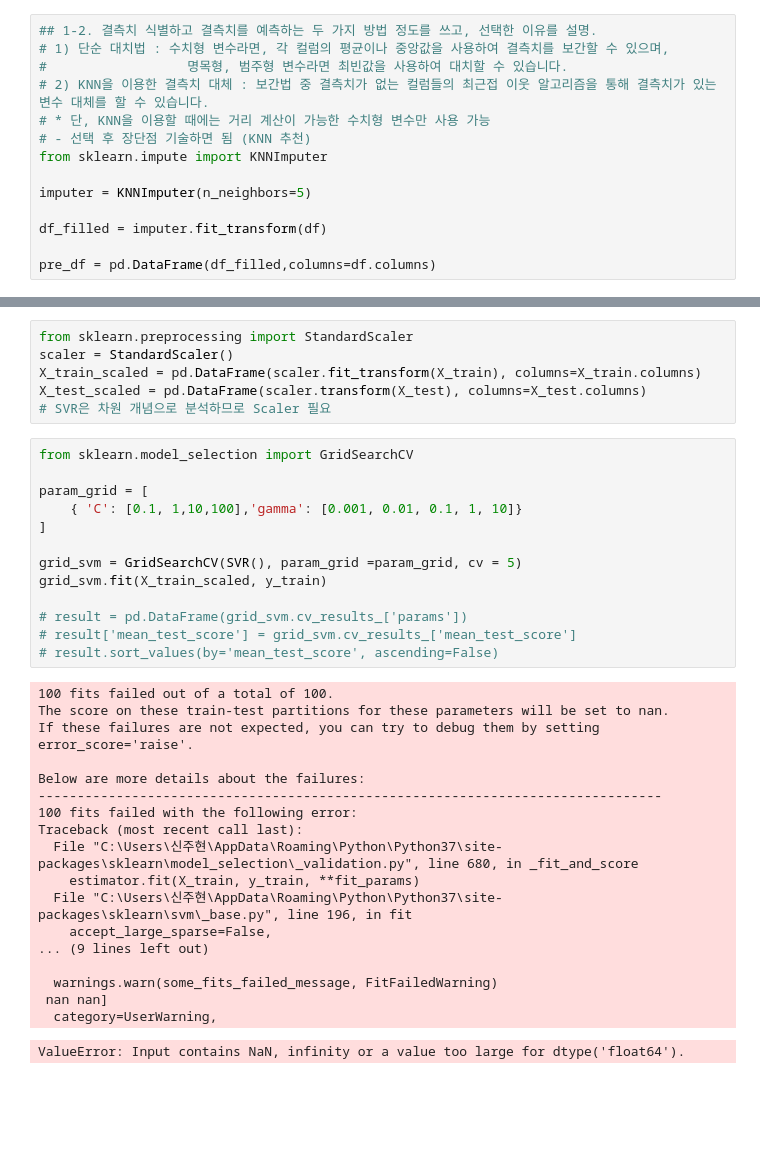
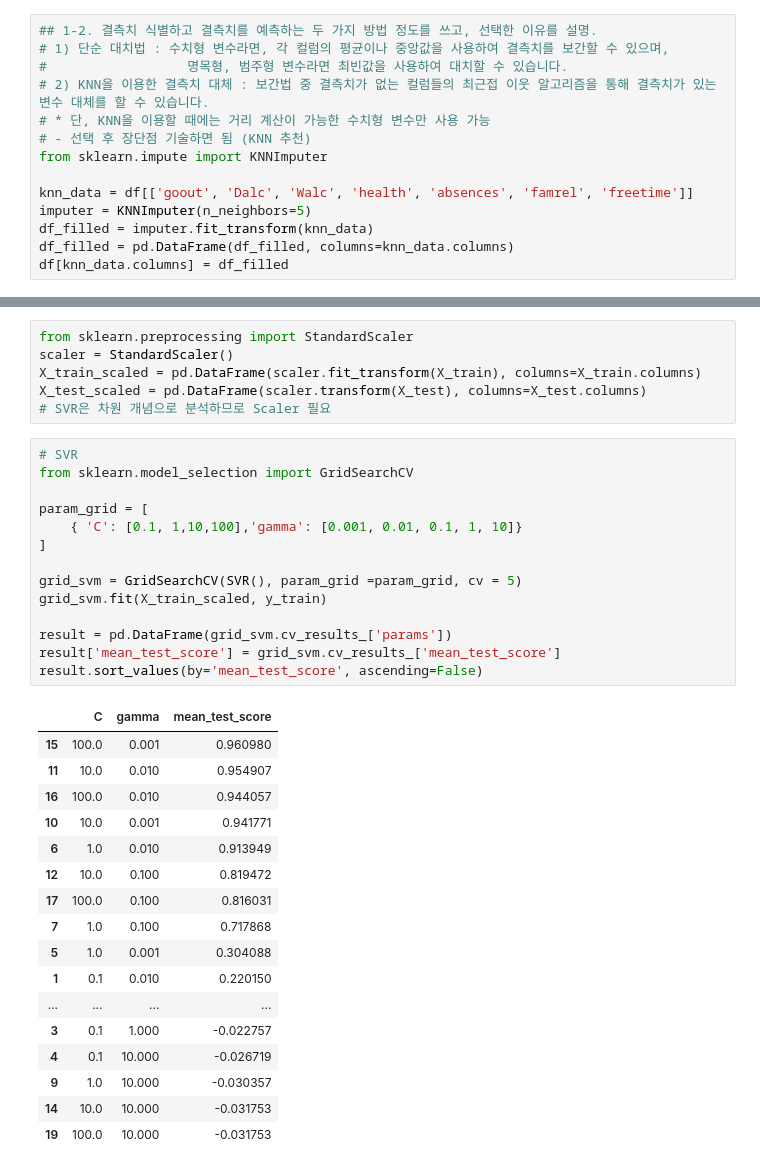
Before and after one commit to wanjuson/analyst_engineer, a Jupyter notebook: ADP_실습_통계/21회기출분석_v2.ipynb, the cells around one changed output, grey strips where cells are left out. Cells and saved outputs as stored; diff of their text form; blank space fills up the shorter version.

```diff
--- a/ADP_실습_통계/21회기출분석_v2.ipynb
+++ b/ADP_실습_통계/21회기출분석_v2.ipynb
@@ -68,8 +68,8 @@ plt.hist('grade', data = df)
 # - 선택 후 장단점 기술하면 됨 (KNN 추천)
 from sklearn.impute import KNNImputer
 
+knn_data = df[['goout', 'Dalc', 'Walc', 'health', 'absences', 'famrel', 'freetime']]
 imputer = KNNImputer(n_neighbors=5)
-
-df_filled = imputer.fit_transform(df)
-
-pre_df = pd.DataFrame(df_filled,columns=df.columns)
+df_filled = imputer.fit_transform(knn_data)
+df_filled = pd.DataFrame(df_filled, columns=knn_data.columns)
+df[knn_data.columns] = df_filled
@@ -188,34 +186,34 @@ X_train_scaled = pd.DataFrame(scaler.fit_transform(X_train), columns=X_train.col
 X_test_scaled = pd.DataFrame(scaler.transform(X_test), columns=X_test.columns)
 # SVR은 차원 개념으로 분석하므로 Scaler 필요
 # %%
+# SVR
 from sklearn.model_selection import GridSearchCV
 
 param_grid = [
     { 'C': [0.1, 1,10,100],'gamma': [0.001, 0.01, 0.1, 1, 10]}
 ]
 
 grid_svm = GridSearchCV(SVR(), param_grid =param_grid, cv = 5)
 grid_svm.fit(X_train_scaled, y_train)
 
-# result = pd.DataFrame(grid_svm.cv_results_['params'])
-# result['mean_test_score'] = grid_svm.cv_results_['mean_test_score']
-# result.sort_values(by='mean_test_score', ascending=False)
+result = pd.DataFrame(grid_svm.cv_results_['params'])
+result['mean_test_score'] = grid_svm.cv_results_['mean_test_score']
+result.sort_values(by='mean_test_score', ascending=False)
 # %% [output]
-100 fits failed out of a total of 100.
-The score on these train-test partitions for these parameters will be set to nan.
-If these failures are not expected, you can try to debug them by setting error_score='raise'.
-
-Below are more details about the failures:
---------------------------------------------------------------------------------
-100 fits failed with the following error:
-Traceback (most recent call last):
-  File "C:\Users\신주현\AppData\Roaming\Python\Python37\site-packages\sklearn\model_selection\_validation.py", line 680, in _fit_and_score
-    estimator.fit(X_train, y_train, **fit_params)
-  File "C:\Users\신주현\AppData\Roaming\Python\Python37\site-packages\sklearn\svm\_base.py", line 196, in fit
-    accept_large_sparse=False,
-... (9 lines left out)
-
-  warnings.warn(some_fits_failed_message, FitFailedWarning)
- nan nan]
-  category=UserWarning,
-ValueError: Input contains NaN, infinity or a value too large for dtype('float64').
+|  | C | gamma | mean_test_score |
+| 15 | 100.0 | 0.001 | 0.960980 |
+| 11 | 10.0 | 0.010 | 0.954907 |
+| 16 | 100.0 | 0.010 | 0.944057 |
+| 10 | 10.0 | 0.001 | 0.941771 |
+| 6 | 1.0 | 0.010 | 0.913949 |
+| 12 | 10.0 | 0.100 | 0.819472 |
+| 17 | 100.0 | 0.100 | 0.816031 |
+| 7 | 1.0 | 0.100 | 0.717868 |
+| 5 | 1.0 | 0.001 | 0.304088 |
+| 1 | 0.1 | 0.010 | 0.220150 |
+| ... | ... | ... | ... |
+| 3 | 0.1 | 1.000 | -0.022757 |
+| 4 | 0.1 | 10.000 | -0.026719 |
+| 9 | 1.0 | 10.000 | -0.030357 |
+| 14 | 10.0 | 10.000 | -0.031753 |
+| 19 | 100.0 | 10.000 | -0.031753 |
```
Also changed, not shown: parts of 18 cells of this notebook.
